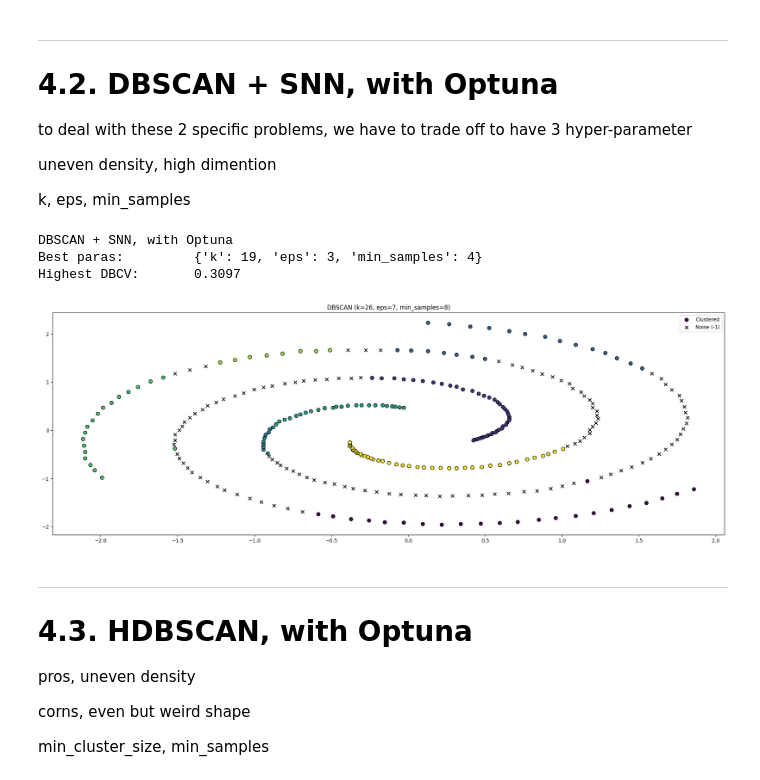
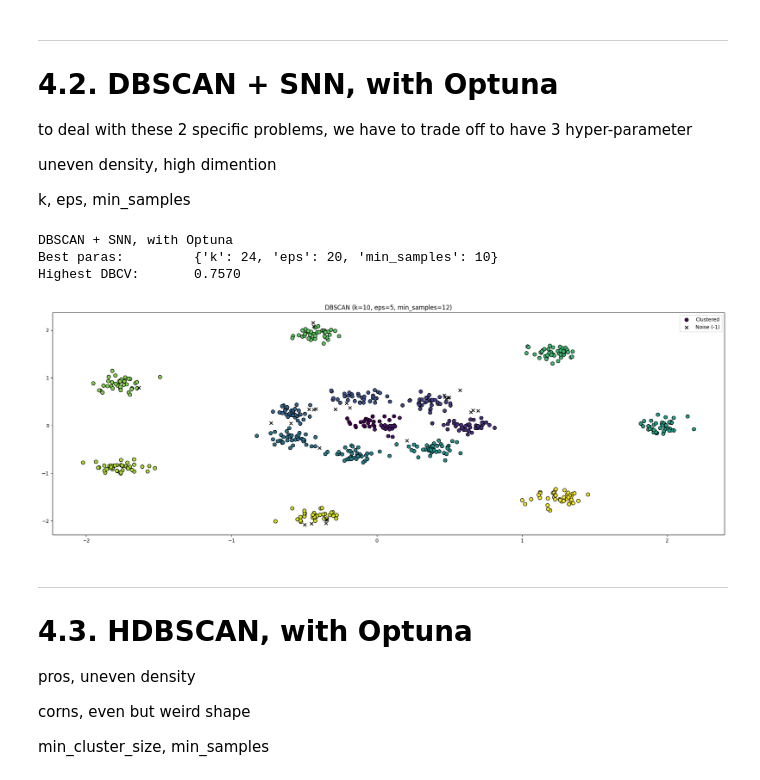
Before and after one commit to RaphaFang/sdu-ds-2026-spring, a Jupyter notebook: 804_data_mining/project_1/DBSCAN.ipynb, the cells around one changed output. Cells and saved outputs as stored; diff of their text form; code cells hidden in the pictures.

```diff
--- a/804_data_mining/project_1/DBSCAN.ipynb
+++ b/804_data_mining/project_1/DBSCAN.ipynb
@@ -58,7 +58,7 @@ def load_data(x):
     X_scaled = scaler.fit_transform(X_d)
 
     return X_scaled, y_true
-X_scaled, y_true = load_data("spiral")
+X_scaled, y_true = load_data("r15")
 # %% [markdown]
 ---
 # 3. fit in DBSCAN, and set ipywidgets for simple dashboard
@@ -193,42 +193,41 @@ print(f"Best paras:         {study.best_params}")
 print(f"Highest DBCV:       {study.best_value:.4f}")
 # %% [output]
 DBSCAN + SNN, with Optuna
-Best paras:         {'k': 19, 'eps': 3, 'min_samples': 4}
-Highest DBCV:       0.3097
+Best paras:         {'k': 24, 'eps': 20, 'min_samples': 10}
+Highest DBCV:       0.7570
 # %%
 def labels_and_plot_dbscan_snn(k,eps,min_samples,X_scaled):
-    k = 26
     nn = NearestNeighbors(n_neighbors=k)
     nn.fit(X_scaled)
     graph = nn.kneighbors_graph(X_scaled, mode='connectivity')  # the connectivity here, will the amount of k neighbors, making a set of each member who contained or not eg. {0,1,0}
 
     snn_similarity = (graph @ graph.T).toarray() # the amount of common friends for each dot
     snn_distance = k - snn_similarity
 
     dbscan_snn = DBSCAN(eps=eps, min_samples=min_samples, metric='precomputed')
     labels = dbscan_snn.fit_predict(snn_distance)
 
     is_noise = (labels == -1)
     is_cluster = (labels != -1)
 
     plt.figure(figsize=(24, 8))
 
     plt.scatter(X_scaled[is_cluster, 0],
                 X_scaled[is_cluster, 1],
                 c=labels[is_cluster], cmap='viridis', s=50, edgecolor='k', label='Clustered')
 
     plt.scatter(X_scaled[is_noise, 0],
                 X_scaled[is_noise, 1],
                 c='black', marker='x', s=40, label='Noise (-1)')
 
     plt.title(f"DBSCAN (k={k}, eps={eps}, min_samples={min_samples})")
     plt.legend()
     plt.show()
 
     return labels
-dbscan_snn_labels = labels_and_plot_dbscan_snn(21, 7, 8, X_scaled)
+dbscan_snn_labels = labels_and_plot_dbscan_snn(10,5,12, X_scaled)
 # %% [output]
-[figure, old version]
+[figure, new version]
 # %% [markdown]
 ----
 # 4.3. HDBSCAN, with Optuna
```
Also changed, not shown: parts of 8 cells of this notebook.
